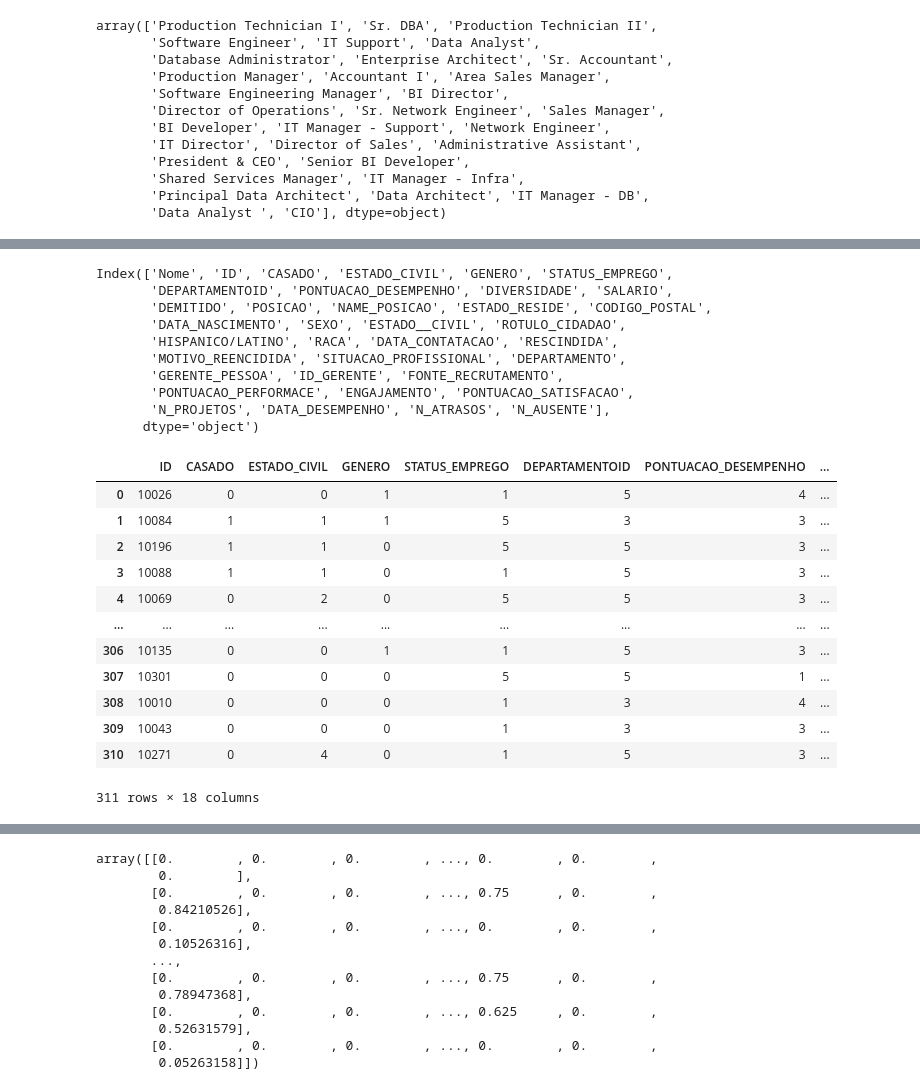
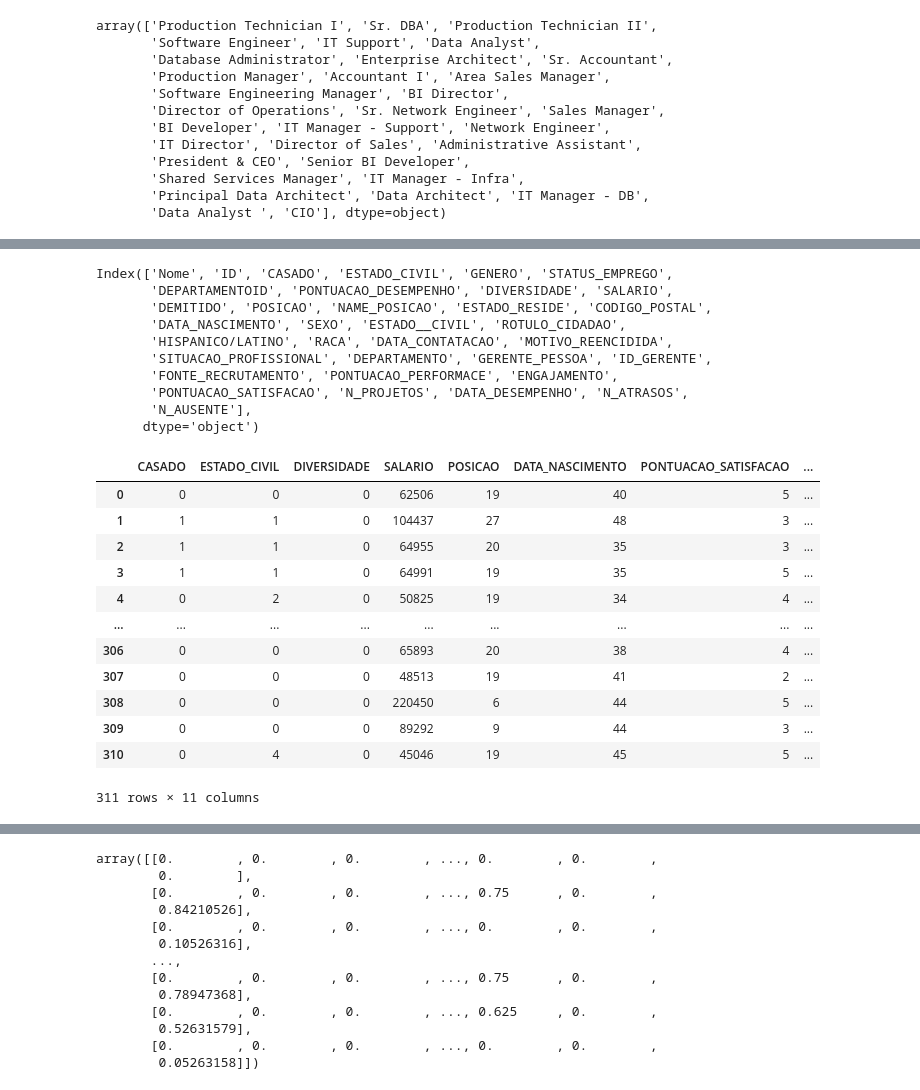
Before and after one commit to m4ximino/Departamento_RH, a Jupyter notebook: Departamento_de_RH.ipynb, the cells around one changed output, grey strips where cells are left out. Drawn from its saved outputs; the diff is of its cells as text; code cells hidden in the pictures.

Commit message:
Projeto finalizado

```diff
--- a/Departamento_de_RH.ipynb
+++ b/Departamento_de_RH.ipynb
@@ -156,6 +156,8 @@ sns.heatmap(dataset.isnull(), cbar = False)
 # %% [output]
 <AxesSubplot:>
 [figure]
+# %%
+dataset.drop(['RESCINDIDA'], axis = 1, inplace=True)
 # %%
 dataset.hist(bins=30, figsize=(25,25), color ='r')
 # %% [output]
@@ -330,33 +336,32 @@ Index(['Nome', 'ID', 'CASADO', 'ESTADO_CIVIL', 'GENERO', 'STATUS_EMPREGO',
        'DEPARTAMENTOID', 'PONTUACAO_DESEMPENHO', 'DIVERSIDADE', 'SALARIO',
        'DEMITIDO', 'POSICAO', 'NAME_POSICAO', 'ESTADO_RESIDE', 'CODIGO_POSTAL',
        'DATA_NASCIMENTO', 'SEXO', 'ESTADO__CIVIL', 'ROTULO_CIDADAO',
-       'HISPANICO/LATINO', 'RACA', 'DATA_CONTATACAO', 'RESCINDIDA',
-       'MOTIVO_REENCIDIDA', 'SITUACAO_PROFISSIONAL', 'DEPARTAMENTO',
-       'GERENTE_PESSOA', 'ID_GERENTE', 'FONTE_RECRUTAMENTO',
-       'PONTUACAO_PERFORMACE', 'ENGAJAMENTO', 'PONTUACAO_SATISFACAO',
-       'N_PROJETOS', 'DATA_DESEMPENHO', 'N_ATRASOS', 'N_AUSENTE'],
+       'HISPANICO/LATINO', 'RACA', 'DATA_CONTATACAO', 'MOTIVO_REENCIDIDA',
+       'SITUACAO_PROFISSIONAL', 'DEPARTAMENTO', 'GERENTE_PESSOA', 'ID_GERENTE',
+       'FONTE_RECRUTAMENTO', 'PONTUACAO_PERFORMACE', 'ENGAJAMENTO',
+       'PONTUACAO_SATISFACAO', 'N_PROJETOS', 'DATA_DESEMPENHO', 'N_ATRASOS',
+       'N_AUSENTE'],
       dtype='object')
 # %%
-X_numerical = dataset[['ID', 'CASADO', 'ESTADO_CIVIL', 'GENERO', 'STATUS_EMPREGO',
-       'DEPARTAMENTOID', 'PONTUACAO_DESEMPENHO', 'DIVERSIDADE', 'SALARIO',
-       'DEMITIDO', 'POSICAO',
-       'DATA_NASCIMENTO', 'ID_GERENTE', 'ENGAJAMENTO', 'PONTUACAO_SATISFACAO',
+X_numerical = dataset[['CASADO', 'ESTADO_CIVIL'
+       , 'DIVERSIDADE', 'SALARIO', 'POSICAO',
+       'DATA_NASCIMENTO',  'PONTUACAO_SATISFACAO','ENGAJAMENTO',
        'N_PROJETOS', 'N_ATRASOS', 'N_AUSENTE']]
 X_numerical
 # %% [output]
-|  | ID | CASADO | ESTADO_CIVIL | GENERO | STATUS_EMPREGO | DEPARTAMENTOID | PONTUACAO_DESEMPENHO | ... |
-| 0 | 10026 | 0 | 0 | 1 | 1 | 5 | 4 | ... |
-| 1 | 10084 | 1 | 1 | 1 | 5 | 3 | 3 | ... |
-| 2 | 10196 | 1 | 1 | 0 | 5 | 5 | 3 | ... |
-| 3 | 10088 | 1 | 1 | 0 | 1 | 5 | 3 | ... |
-| 4 | 10069 | 0 | 2 | 0 | 5 | 5 | 3 | ... |
+|  | CASADO | ESTADO_CIVIL | DIVERSIDADE | SALARIO | POSICAO | DATA_NASCIMENTO | PONTUACAO_SATISFACAO | ... |
+| 0 | 0 | 0 | 0 | 62506 | 19 | 40 | 5 | ... |
+| 1 | 1 | 1 | 0 | 104437 | 27 | 48 | 3 | ... |
+| 2 | 1 | 1 | 0 | 64955 | 20 | 35 | 3 | ... |
+| 3 | 1 | 1 | 0 | 64991 | 19 | 35 | 5 | ... |
+| 4 | 0 | 2 | 0 | 50825 | 19 | 34 | 4 | ... |
 | ... | ... | ... | ... | ... | ... | ... | ... | ... |
-| 306 | 10135 | 0 | 0 | 1 | 1 | 5 | 3 | ... |
-| 307 | 10301 | 0 | 0 | 0 | 5 | 5 | 1 | ... |
-| 308 | 10010 | 0 | 0 | 0 | 1 | 3 | 4 | ... |
-| 309 | 10043 | 0 | 0 | 0 | 1 | 3 | 3 | ... |
-| 310 | 10271 | 0 | 4 | 0 | 1 | 5 | 3 | ... |
+| 306 | 0 | 0 | 0 | 65893 | 20 | 38 | 4 | ... |
+| 307 | 0 | 0 | 0 | 48513 | 19 | 41 | 2 | ... |
+| 308 | 0 | 0 | 0 | 220450 | 6 | 44 | 5 | ... |
+| 309 | 0 | 0 | 0 | 89292 | 9 | 44 | 3 | ... |
+| 310 | 0 | 4 | 0 | 45046 | 19 | 45 | 5 | ... |
-311 rows × 18 columns
+311 rows × 11 columns
 # %%
 X_all = pd.concat([X_cat, X_numerical], axis = 1)
 X_all
```
Also changed, not shown: parts of 46 cells of this notebook, 3 other files.
